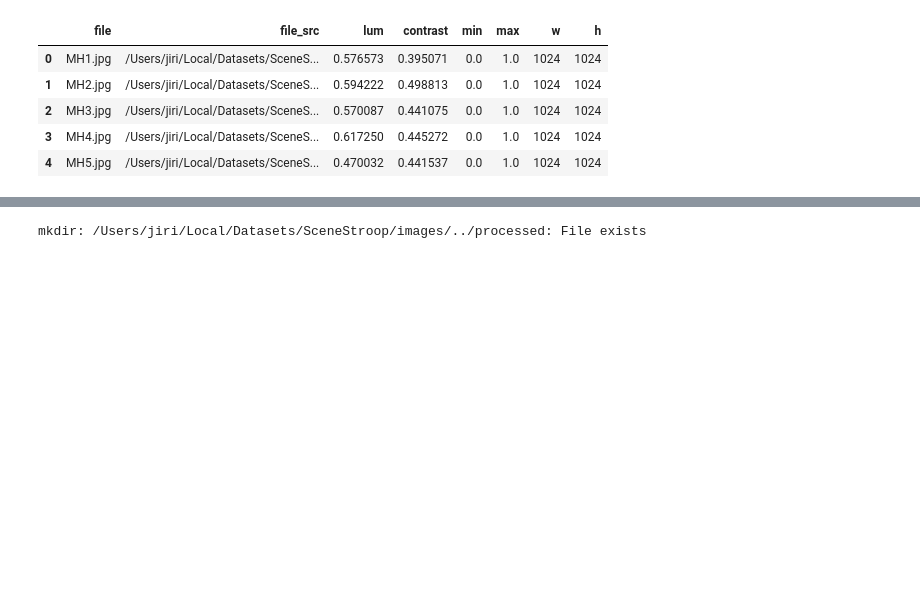
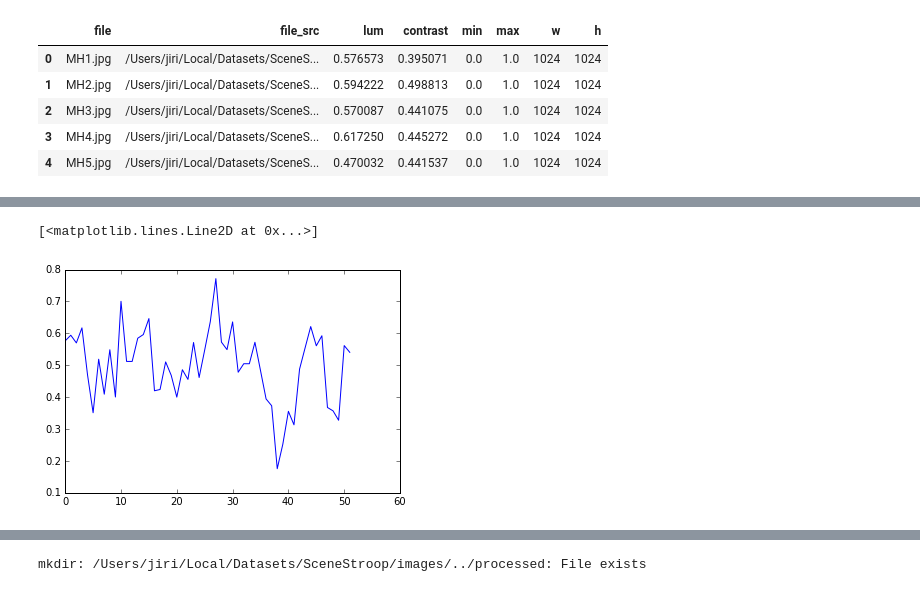
Before and after one commit to jirilukavsky/scenemixer, a Jupyter notebook: balance_images.ipynb, the cells around one changed output, grey strips where cells are left out. Saved outputs shown, nothing was run; the diff lists cells and outputs as text; code cells hidden in the pictures; blank space fills up the shorter version.

```diff
--- a/balance_images.ipynb
+++ b/balance_images.ipynb
@@ -127,0 +134,5 @@ db_prop.head()
+# %%
+plt.plot(db_prop["lum"])
+# %% [output]
+[<matplotlib.lines.Line2D at 0x...>]
+[figure, added]
```
Also changed, not shown: parts of 4 cells of this notebook.
